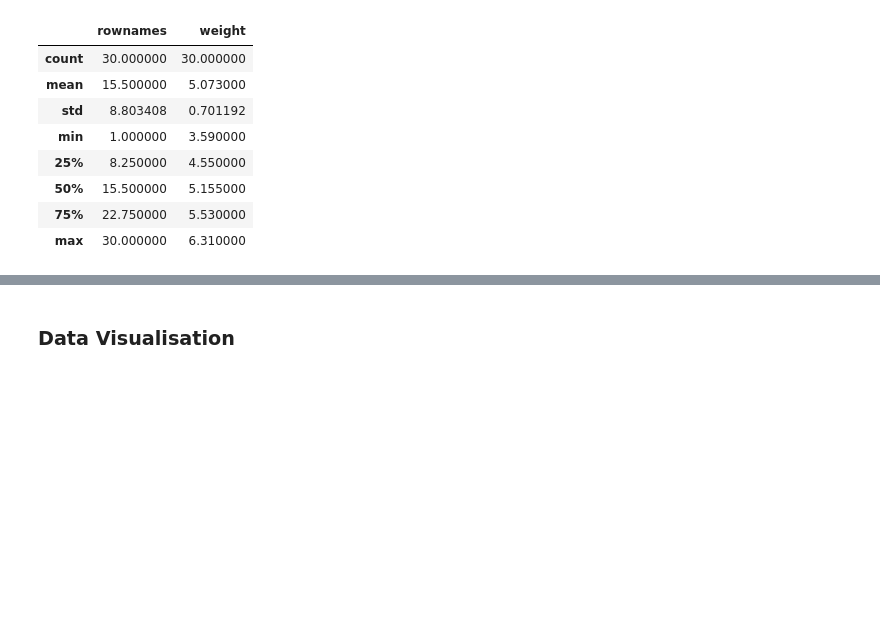
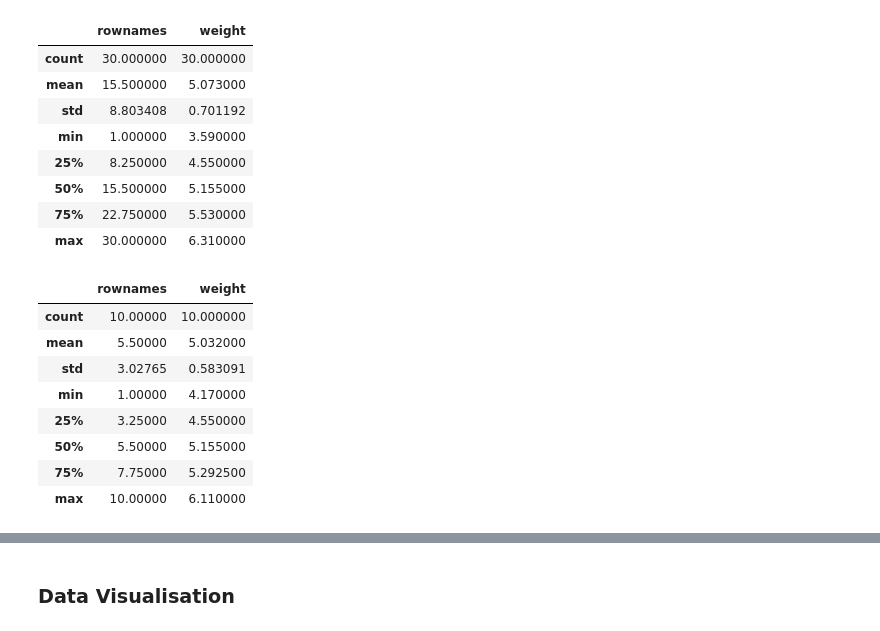
Before and after one commit to Waszka22/statistics, a Jupyter notebook: project.ipynb, the cells around one changed output, grey strips where cells are left out. Drawn from its saved outputs; the diff is of its cells as text; code cells hidden in the pictures; blank space fills up the shorter version.

```diff
--- a/project.ipynb
+++ b/project.ipynb
@@ -164,3 +173,23 @@ plant_growth.describe()
 | 50% | 15.500000 | 5.155000 |
 | 75% | 22.750000 | 5.530000 |
 | max | 30.000000 | 6.310000 |
+# %%
+# Grouped by columns
+ctrl = plant_growth[plant_growth['group'] == 'ctrl']
+trt1 = plant_growth[plant_growth['group'] == 'trt1']
+trt2 = plant_growth[plant_growth['group'] == 'trt2']
+
+# Ref: https://www.kaggle.com/code/residentmario/grouping-and-sorting
+# Ref: https://stackoverflow.com/questions/17679089/pandas-dataframe-groupby-two-columns-and-get-counts
+# %%
+ctrl.describe()
+# %% [output]
+|  | rownames | weight |
+| count | 10.00000 | 10.000000 |
+| mean | 5.50000 | 5.032000 |
+| std | 3.02765 | 0.583091 |
+| min | 1.00000 | 4.170000 |
+| 25% | 3.25000 | 4.550000 |
+| 50% | 5.50000 | 5.155000 |
+| 75% | 7.75000 | 5.292500 |
+| max | 10.00000 | 6.110000 |
```
Also changed, not shown: parts of 4 cells of this notebook.
